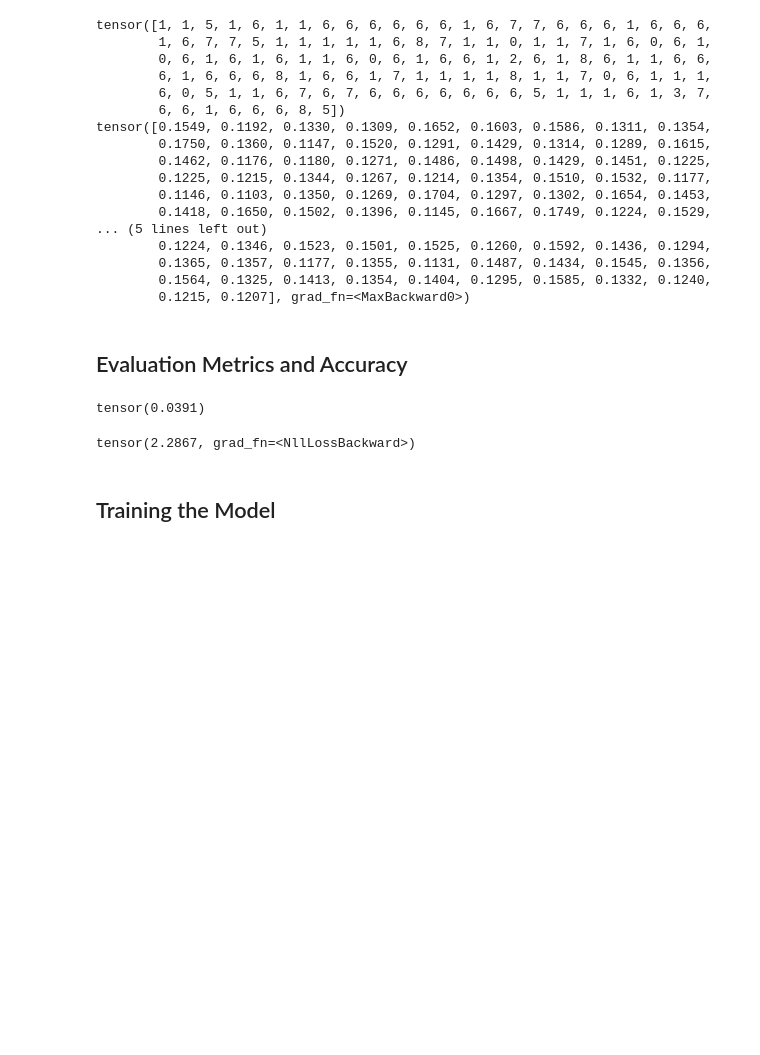
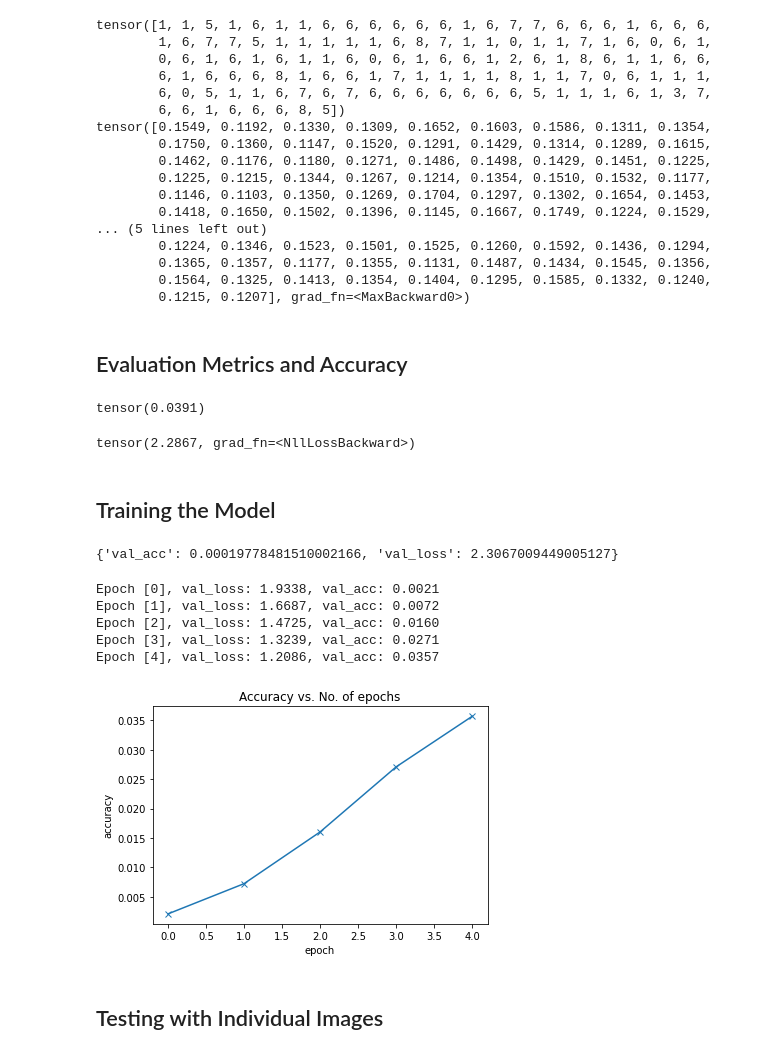
Before and after one commit to cekbote/pytorch-tutorials-old, a Jupyter notebook: Image_Classification_using_Logistic_Regression_in_PyTorch.ipynb, the cells around one changed output. Drawn from its saved outputs; the diff is of its cells as text; code cells hidden in the pictures; blank space fills up the shorter version.

```diff
--- a/Image_Classification_using_Logistic_Regression_in_PyTorch.ipynb
+++ b/Image_Classification_using_Logistic_Regression_in_PyTorch.ipynb
@@ -366,6 +366,9 @@ class MnistModel(nn.Module):
     batch_accs = [x['val_acc'] for x in outputs]
     epoch_acc = torch.stack(batch_accs).mean() # Combine Acc and get the mean
     return {'val_loss': epoch_loss.item(), 'val_acc': epoch_acc.item()}
+
+  def epoch_end(self, epoch, result):
+      print("Epoch [{}], val_loss: {:.4f}, val_acc: {:.4f}".format(epoch, result['val_loss'], result['val_acc']))
 # %%
 def evaluate(model, val_loader):
   outputs = [model.validation_step(batch) for batch in val_loader]
@@ -386,3 +389,29 @@ def fit(epochs, lr, model, train_loader, val_loader, opt_func = torch.optim.SGD)
     model.epoch_end(epoch, result)
     history.append(result)
   return history
+# %%
+model = MnistModel()
+# %%
+result0 = evaluate(model, val_loader)
+result0
+# %% [output]
+{'val_acc': 0.00019778481510002166, 'val_loss': 2.3067009449005127}
+# %%
+history1 = fit(5, 0.001, model, train_loader, val_loader)
+# %% [output]
+Epoch [0], val_loss: 1.9338, val_acc: 0.0021
+Epoch [1], val_loss: 1.6687, val_acc: 0.0072
+Epoch [2], val_loss: 1.4725, val_acc: 0.0160
+Epoch [3], val_loss: 1.3239, val_acc: 0.0271
+Epoch [4], val_loss: 1.2086, val_acc: 0.0357
+# %%
+history = [history1]
+accuracies = [result['val_acc'] for result in history1]
+plt.plot(accuracies, '-x')
+plt.xlabel('epoch')
+plt.ylabel('accuracy')
+plt.title('Accuracy vs. No. of epochs');
+# %% [output]
+[figure, added]
+# %% [markdown]
+## Testing with Individual Images
```
Also changed, not shown: parts of 6 cells of this notebook.
